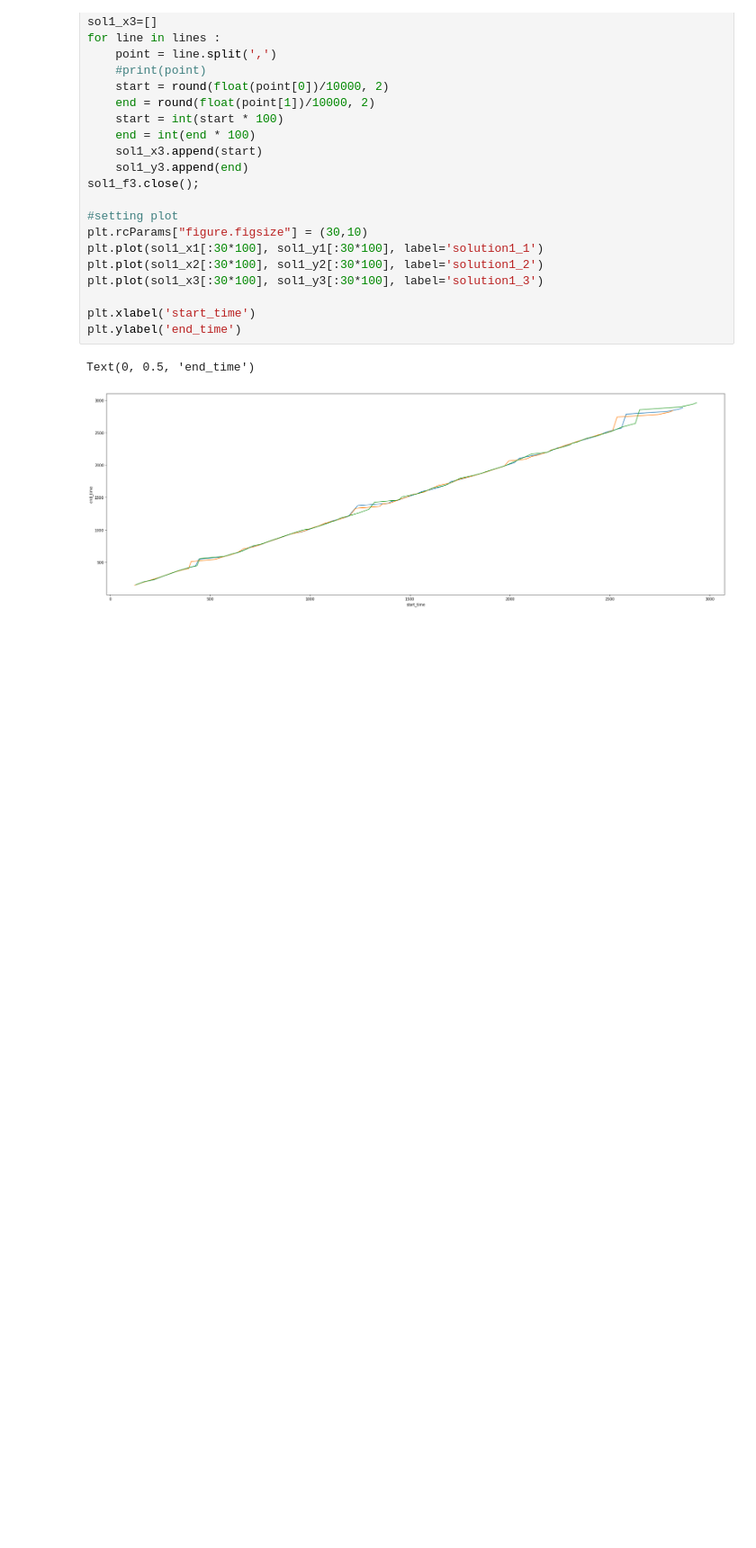
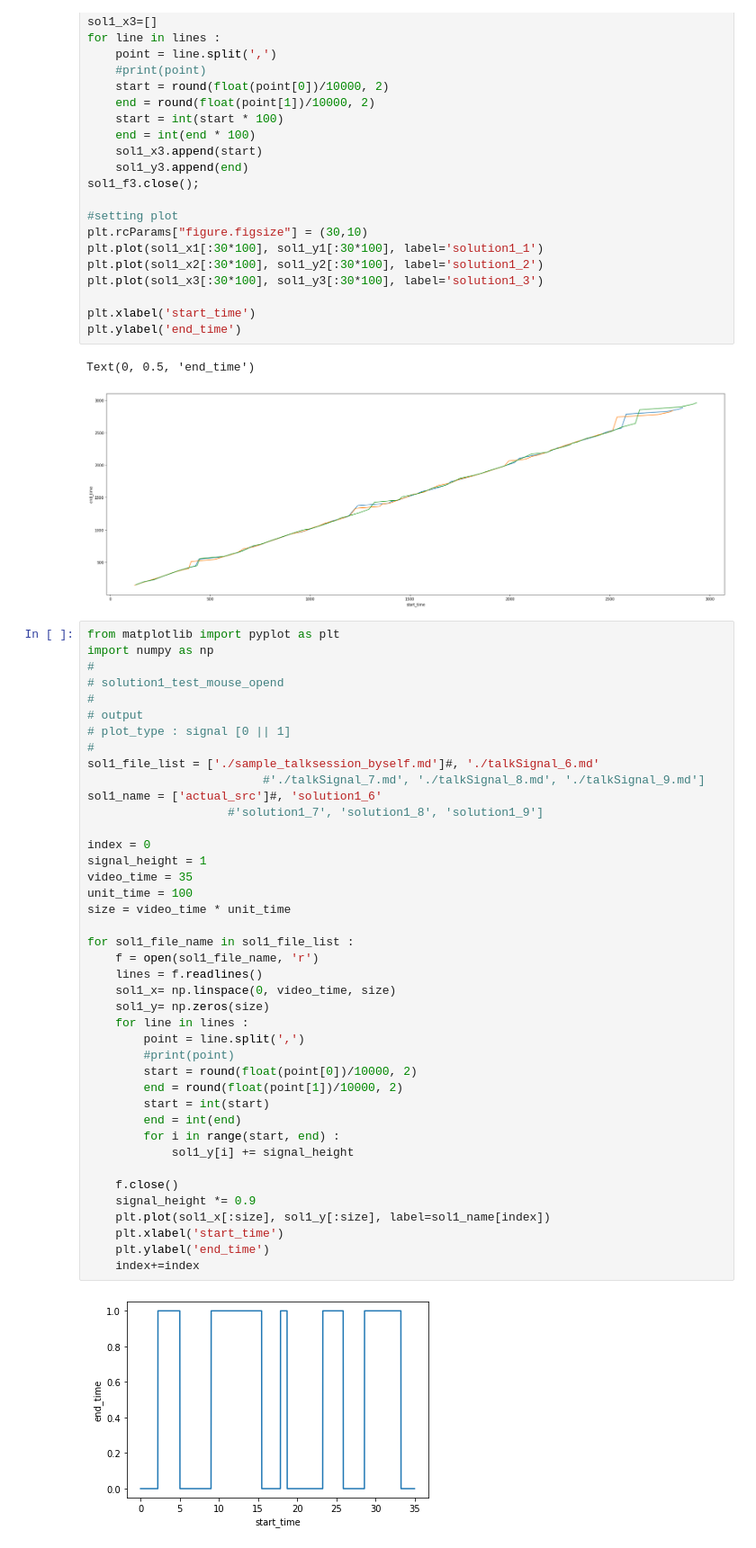
Before and after one commit to snrndi121/visionVoice, a Jupyter notebook: src/분리비교_plot/solution1_similarity_with_samples.ipynb, the cells around one changed output. Shown at 90% size. Saved outputs shown, nothing was run; the diff lists cells and outputs as text; blank space fills up the shorter version.

```diff
--- a/src/분리비교_plot/solution1_similarity_with_samples.ipynb
+++ b/src/분리비교_plot/solution1_similarity_with_samples.ipynb
@@ -240,3 +240,46 @@ plt.ylabel('end_time')
 # %% [output]
 Text(0, 0.5, 'end_time')
 [figure]
+# %%
+from matplotlib import pyplot as plt
+import numpy as np
+#
+# solution1_test_mouse_opend
+#
+# output
+# plot_type : signal [0 || 1]
+#
+sol1_file_list = ['./sample_talksession_byself.md']#, './talkSignal_6.md'
+                         #'./talkSignal_7.md', './talkSignal_8.md', './talkSignal_9.md']
+sol1_name = ['actual_src']#, 'solution1_6'
+                    #'solution1_7', 'solution1_8', 'solution1_9']
+
+index = 0
+signal_height = 1
+video_time = 35
+unit_time = 100
+size = video_time * unit_time
+
+for sol1_file_name in sol1_file_list :
+    f = open(sol1_file_name, 'r')
+    lines = f.readlines()
+    sol1_x= np.linspace(0, video_time, size)
+    sol1_y= np.zeros(size)
+    for line in lines :
+        point = line.split(',')
+        #print(point)
+        start = round(float(point[0])/10000, 2)
+        end = round(float(point[1])/10000, 2)
+        start = int(start)
+        end = int(end)
+        for i in range(start, end) :
+            sol1_y[i] += signal_height
+
+    f.close()
+    signal_height *= 0.9
+    plt.plot(sol1_x[:size], sol1_y[:size], label=sol1_name[index])
+    plt.xlabel('start_time')
+    plt.ylabel('end_time')
+    index+=index
+# %% [output]
+[figure, added]
```
Also changed, not shown: parts of 1 cell of this notebook, 37 other files.
